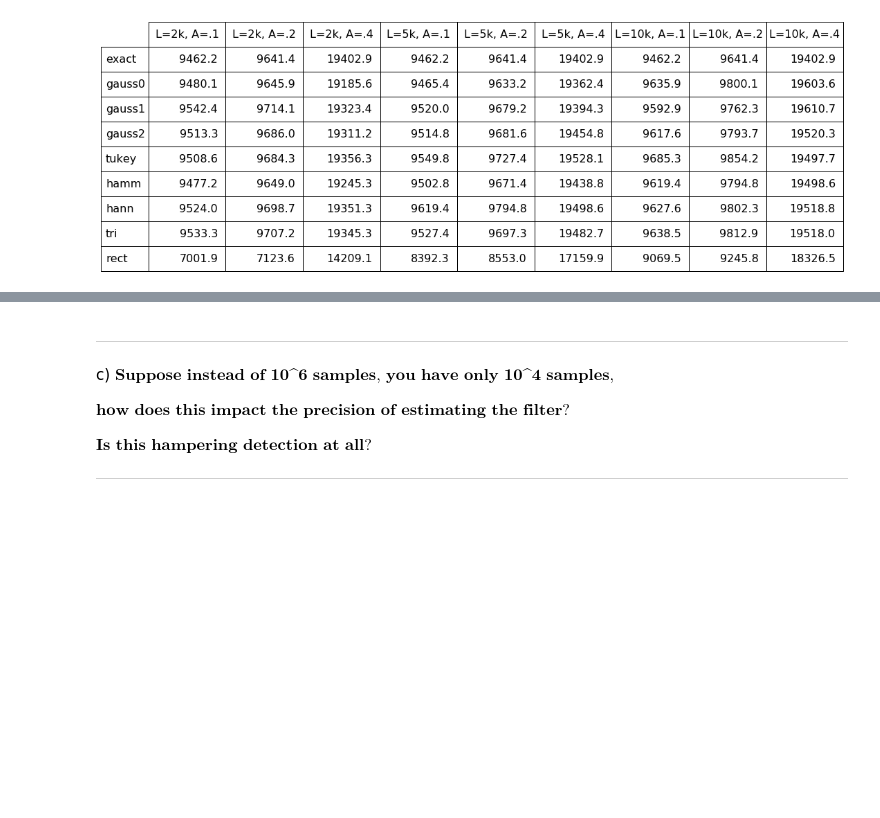
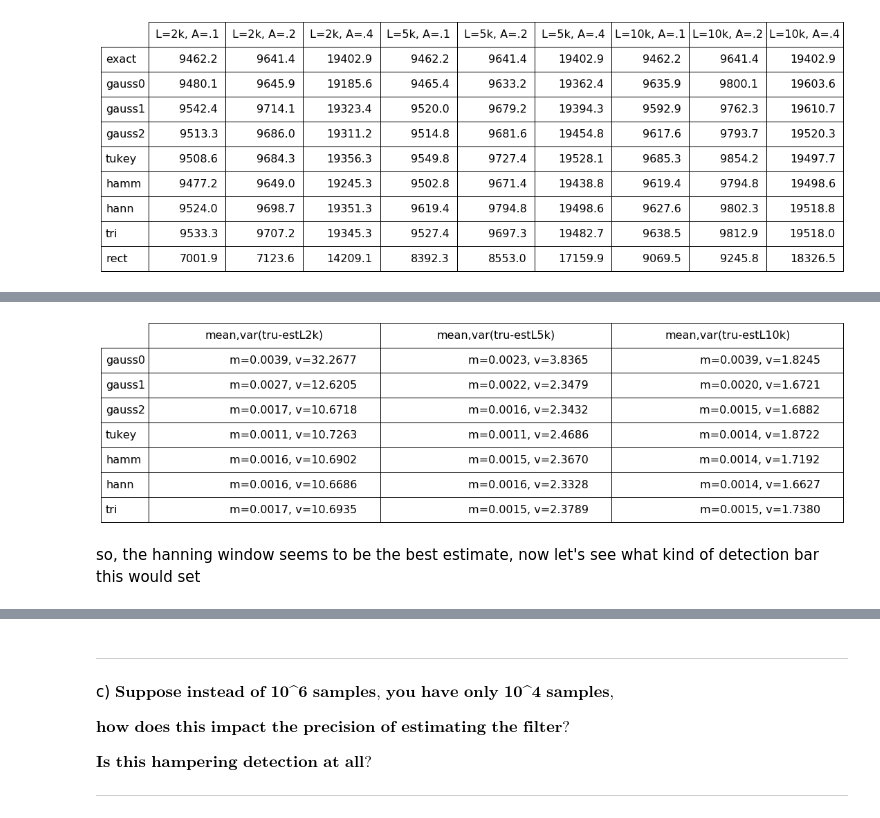
Before and after one commit to seth-olsen/stats-exercises, a Jupyter notebook: writeup_stats_exercises.ipynb, the cells around one changed output, grey strips where cells are left out. Cells and saved outputs as stored; diff of their text form; code cells hidden in the pictures; blank space fills up the shorter version.

```diff
--- a/writeup_stats_exercises.ipynb
+++ b/writeup_stats_exercises.ipynb
@@ -1769,0 +2405,76 @@ it appears that all of the non-rectangular windows tested above give test statis
+# %%
+# now check the mean and variance of estimated_psd - true_psd
+mvgauss2000s100 = np.zeros(2)
+mvgauss2000s200 = np.zeros(2)
+mvgauss2000s400 = np.zeros(2)
+mvgauss5000s250 = np.zeros(2)
+mvgauss5000s500 = np.zeros(2)
+mvgauss5000s1000 = np.zeros(2)
+mvgauss10000s500 = np.zeros(2)
+mvgauss10000s1000 = np.zeros(2)
+mvgauss10000s2000 = np.zeros(2)
+mvtukey2000 = np.zeros(2)
+mvtukey5000 = np.zeros(2)
+mvtukey10000 = np.zeros(2)
+mvhamm2000 = np.zeros(2)
+mvhamm5000 = np.zeros(2)
+mvhamm10000 = np.zeros(2)
+mvhann2000 = np.zeros(2)
+mvhann5000 = np.zeros(2)
+mvhann10000 = np.zeros(2)
+mvtri2000 = np.zeros(2)
+mvtri5000 = np.zeros(2)
+mvtri10000 = np.zeros(2)
+nn = 10**6
+tau = 100
+tautri = 500
+tt_ft = np.fft.fft(get_tri_right(nn,tautri))
+tt_psd = abs2(tt_ft)
+for ii in np.arange(100):
+    # get 100 realizations of noise to average over
+    x = (np.fft.ifft(np.fft.fft(get_wgn(nn)) * tt_ft) + csig(0.3, nn, tau)
+    mvgauss2000s100 += compute_mean_var_welch(x, tt_psd, ogauss2000s100)*0.01
+    mvgauss2000s200 += compute_mean_var_welch(x, tt_psd, ogauss2000s200)*0.01
+    mvgauss2000s400 += compute_mean_var_welch(x, tt_psd, ogauss2000s400)*0.01
+    mvgauss5000s250 += compute_mean_var_welch(x, tt_psd, ogauss5000s250)*0.01
+    mvgauss5000s500 += compute_mean_var_welch(x, tt_psd, ogauss5000s500)*0.01
+    mvgauss5000s1000 += compute_mean_var_welch(x, tt_psd, ogauss5000s1000)*0.01
+    mvgauss10000s500 += compute_mean_var_welch(x, tt_psd, ogauss10000s500)*0.01
+    mvgauss10000s1000 += compute_mean_var_welch(x, tt_psd, ogauss10000s1000)*0.01
+    mvgauss10000s2000 += compute_mean_var_welch(x, tt_psd, ogauss10000s2000)*0.01
+    mvtukey2000 += compute_mean_var_welch(x, tt_psd, otukey2000)*0.01
+    mvtukey5000 += compute_mean_var_welch(x, tt_psd, otukey5000)*0.01
+    mvtukey10000 += compute_mean_var_welch(x, tt_psd, otukey10000)*0.01
+    mvhamm2000 += compute_mean_var_welch(x, tt_psd, ohamm2000)*0.01
+    mvhamm5000 += compute_mean_var_welch(x, tt_psd, ohamm5000)*0.01
+    mvhamm10000 += compute_mean_var_welch(x, tt_psd, ohamm10000)*0.01
+    mvhann2000 += compute_mean_var_welch(x, tt_psd, ohann2000)*0.01
+    mvhann5000 += compute_mean_var_welch(x, tt_psd, ohann5000)*0.01
+    mvhann10000 += compute_mean_var_welch(x, tt_psd, ohann10000)*0.01
+    mvtri2000 += compute_mean_var_welch(x, tt_psd, otri2000)*0.01
+    mvtri5000 += compute_mean_var_welch(x, tt_psd, otri5000)*0.01
+    mvtri10000 += compute_mean_var_welch(x, tt_psd, otri10000)*0.01
+
+def fmt2(nums):
+    return 'm={:.4f}, v={:.4f}'.format(nums[0], nums[1])
+
+mv_data = [[fmt2(mvgauss2000s100),fmt2(mvgauss5000s250),fmt2(mvgauss10000s500)],
+             [fmt2(mvgauss2000s200),fmt2(mvgauss5000s500),fmt2(mvgauss10000s1000)],
+             [fmt2(mvgauss2000s400),fmt2(mvgauss5000s1000),fmt2(mvgauss10000s2000)],
+             [fmt2(mvtukey2000),fmt2(mvtukey5000),fmt2(mvtukey10000)],
+             [fmt2(mvhamm2000),fmt2(mvhamm5000),fmt2(mvhamm10000)],
+             [fmt2(mvhann2000),fmt2(mvhann5000),fmt2(mvhann10000)],
+             [fmt2(mvtri2000),fmt2(mvtri5000),fmt2(mvtri10000)]]
+rownames = ['gauss0', 'gauss1', 'gauss2', 'tukey', 'hamm', 'hann', 'tri']
+fig, ax = plt.subplots()
+ax.axis('off')
+the_table = plt.table(cellText=mv_data, rowLabels=rownames, \
+                      colLabels=['mean,var(tru-estL2k)','mean,var(tru-estL5k)',\
+                                 'mean,var(tru-estL10k)'], loc='center')
+the_table.auto_set_font_size(False)
+the_table.set_fontsize(16)
+the_table.scale(3, 3)
+# %% [output]
+[figure, added]
+# %% [markdown]
+so, the hanning window seems to be the best estimate, now let's see what kind of detection bar this would set
```
Also changed, not shown: parts of 27 cells of this notebook, 2 other files.
